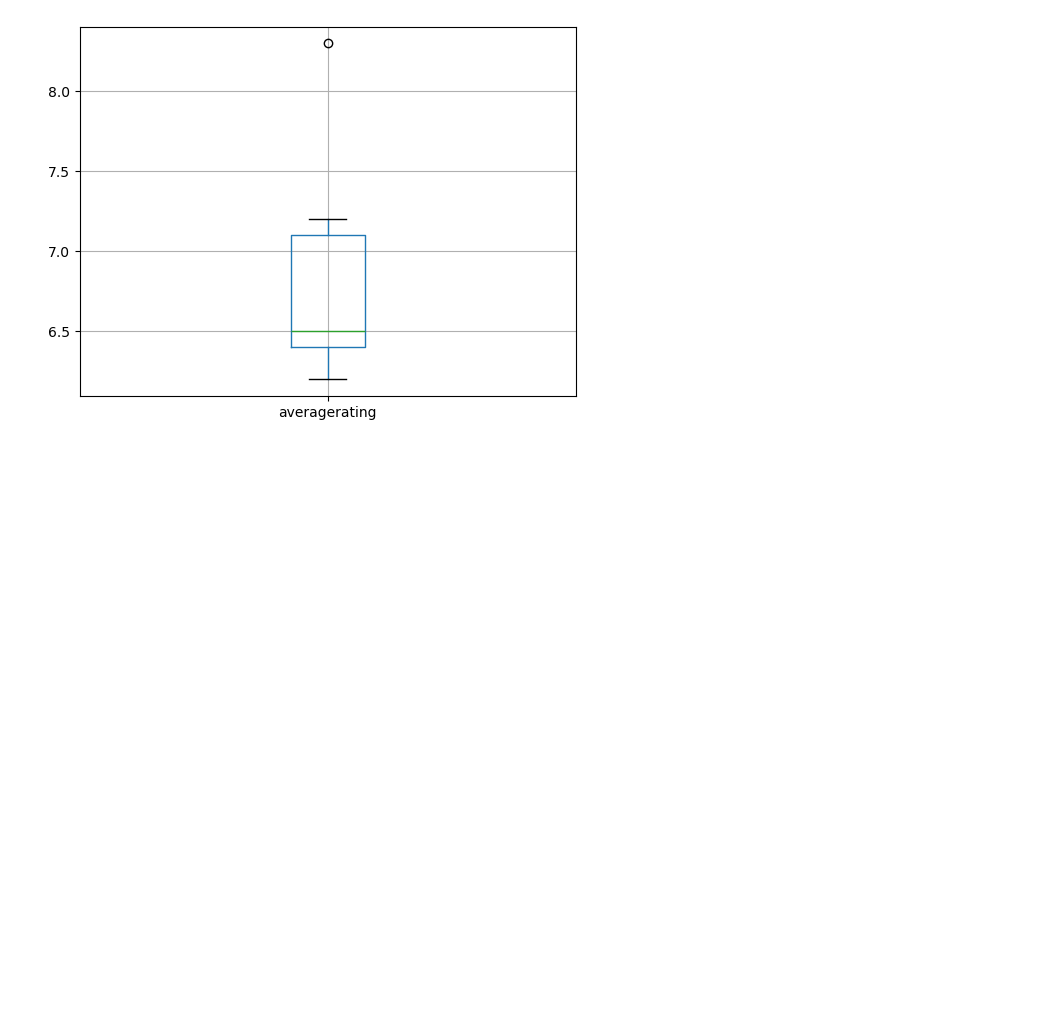
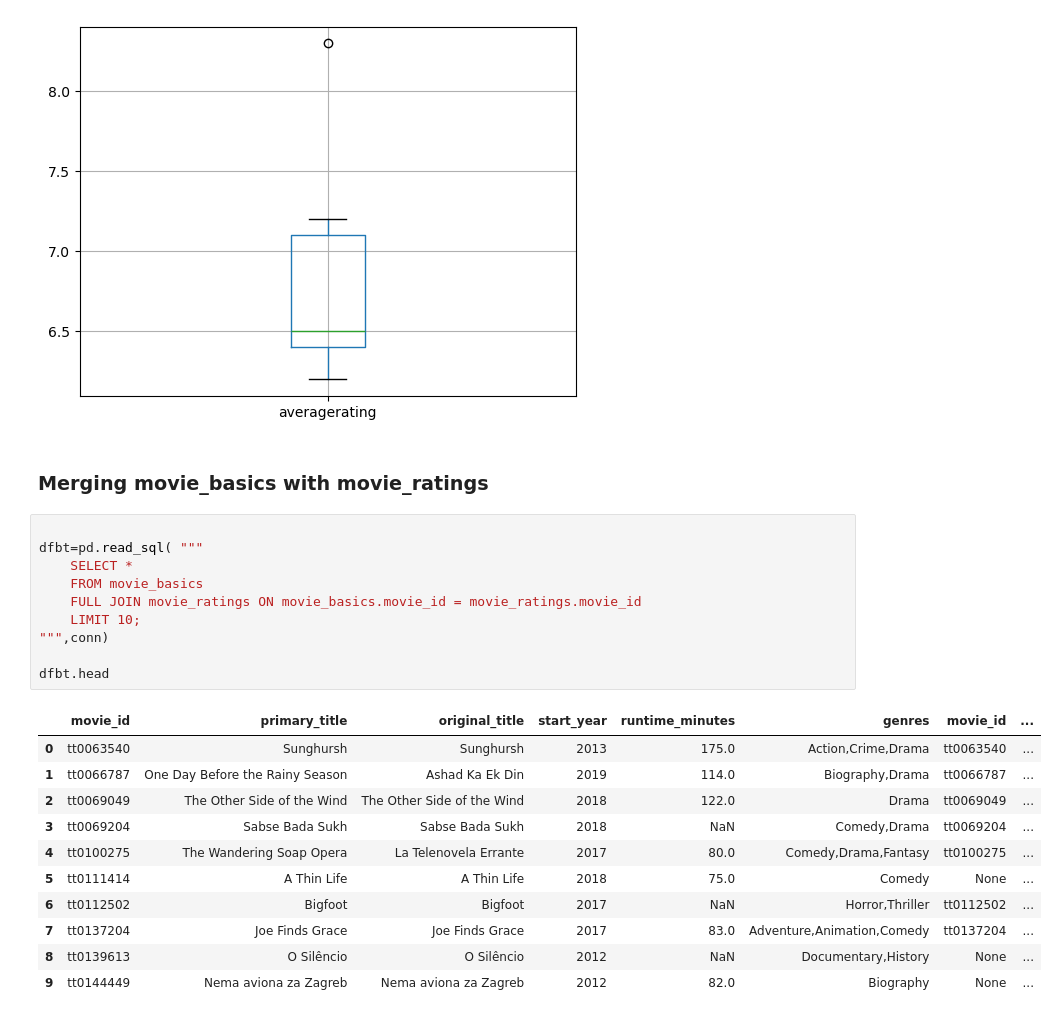
Before and after one commit to juliettmwaura/dsc-phase-1-project-v2-4, a Jupyter notebook: student.ipynb, the cells around one changed output. Drawn from its saved outputs; the diff is of its cells as text; blank space fills up the shorter version.

Commit message:
merging

```diff
--- a/student.ipynb
+++ b/student.ipynb
@@ -488,3 +482,27 @@ data_no_outliers.boxplot(column ='averagerating')
 plt.show()
 # %% [output]
 [figure]
+# %% [markdown]
+### Merging movie_basics with movie_ratings
+# %%
+
+dfbt=pd.read_sql( """
+    SELECT *
+    FROM movie_basics
+    FULL JOIN movie_ratings ON movie_basics.movie_id = movie_ratings.movie_id
+    LIMIT 10;
+""",conn)
+
+dfbt.head
+# %% [output]
+|  | movie_id | primary_title | original_title | start_year | runtime_minutes | genres | movie_id | ... |
+| 0 | tt0063540 | Sunghursh | Sunghursh | 2013 | 175.0 | Action,Crime,Drama | tt0063540 | ... |
+| 1 | tt0066787 | One Day Before the Rainy Season | Ashad Ka Ek Din | 2019 | 114.0 | Biography,Drama | tt0066787 | ... |
+| 2 | tt0069049 | The Other Side of the Wind | The Other Side of the Wind | 2018 | 122.0 | Drama | tt0069049 | ... |
+| 3 | tt0069204 | Sabse Bada Sukh | Sabse Bada Sukh | 2018 | NaN | Comedy,Drama | tt0069204 | ... |
+| 4 | tt0100275 | The Wandering Soap Opera | La Telenovela Errante | 2017 | 80.0 | Comedy,Drama,Fantasy | tt0100275 | ... |
+| 5 | tt0111414 | A Thin Life | A Thin Life | 2018 | 75.0 | Comedy | None | ... |
+| 6 | tt0112502 | Bigfoot | Bigfoot | 2017 | NaN | Horror,Thriller | tt0112502 | ... |
+| 7 | tt0137204 | Joe Finds Grace | Joe Finds Grace | 2017 | 83.0 | Adventure,Animation,Comedy | tt0137204 | ... |
+| 8 | tt0139613 | O Silêncio | O Silêncio | 2012 | NaN | Documentary,History | None | ... |
+| 9 | tt0144449 | Nema aviona za Zagreb | Nema aviona za Zagreb | 2012 | 82.0 | Biography | None | ... |
```
Also changed, not shown: parts of 1 cell of this notebook.
